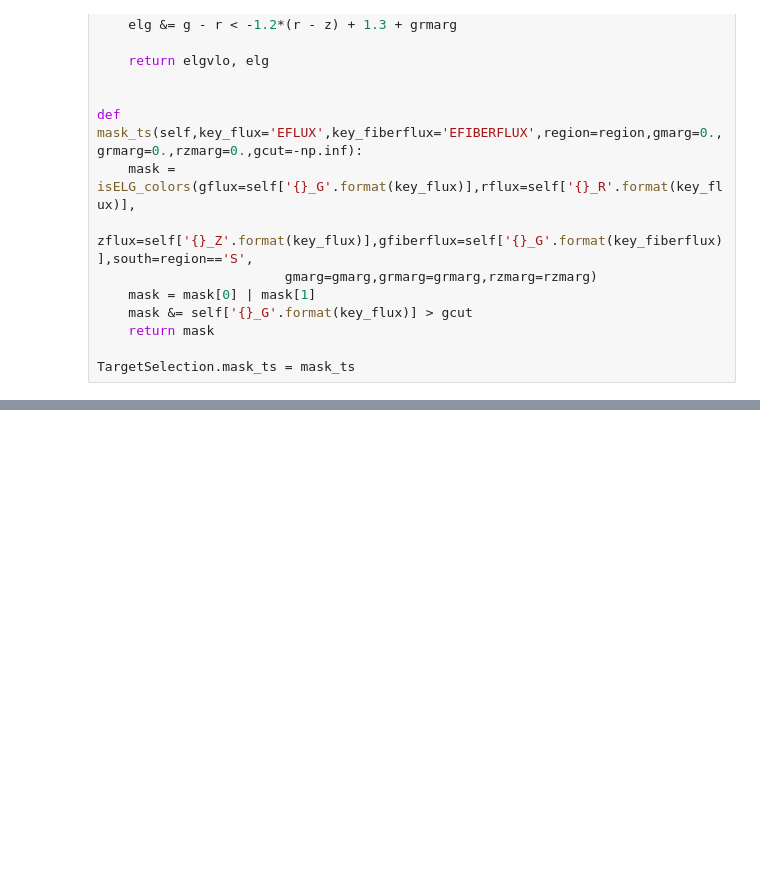
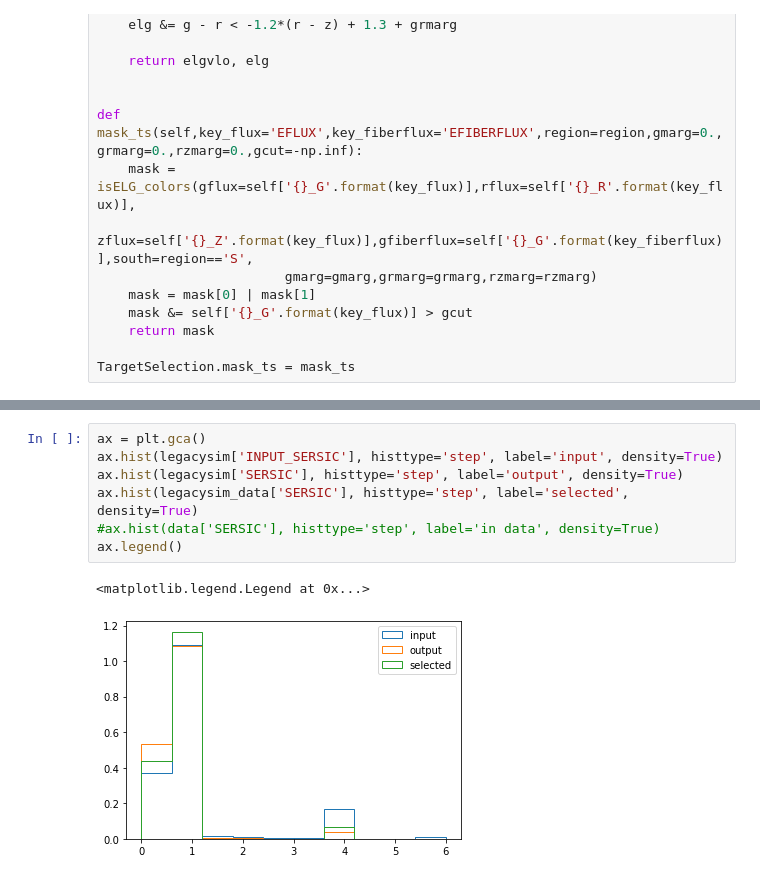
Before and after one commit to adematti/legacysim_runs, a Jupyter notebook: SV3/checks.ipynb, the cells around one changed output, grey strips where cells are left out. Drawn from its saved outputs; the diff is of its cells as text; blank space fills up the shorter version.

```diff
--- a/SV3/checks.ipynb
+++ b/SV3/checks.ipynb
@@ -218,0 +219,10 @@ plt.show()
+# %%
+ax = plt.gca()
+ax.hist(legacysim['INPUT_SERSIC'], histtype='step', label='input', density=True)
+ax.hist(legacysim['SERSIC'], histtype='step', label='output', density=True)
+ax.hist(legacysim_data['SERSIC'], histtype='step', label='selected', density=True)
+#ax.hist(data['SERSIC'], histtype='step', label='in data', density=True)
+ax.legend()
+# %% [output]
+<matplotlib.legend.Legend at 0x...>
+[figure, added]
```
Also changed, not shown: parts of 6 cells of this notebook, 5 other files.
